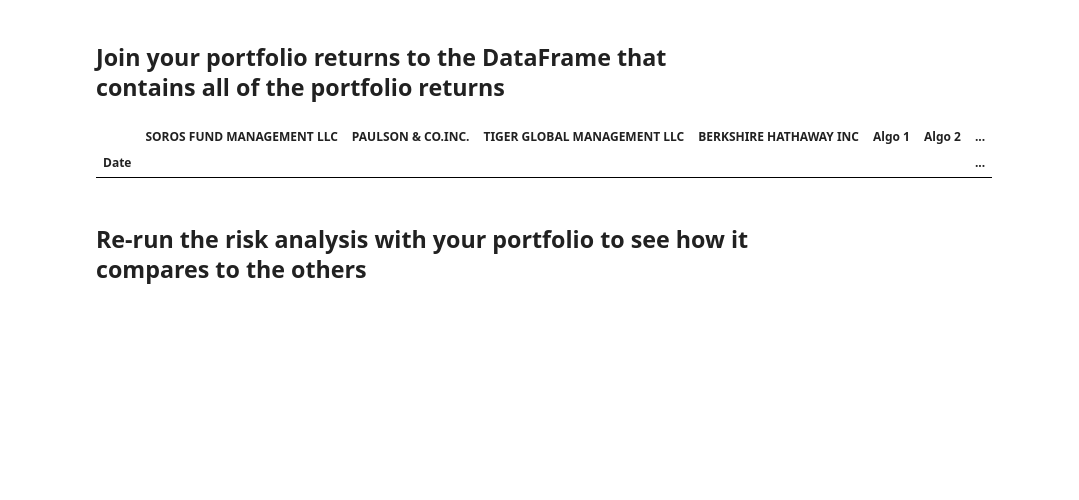
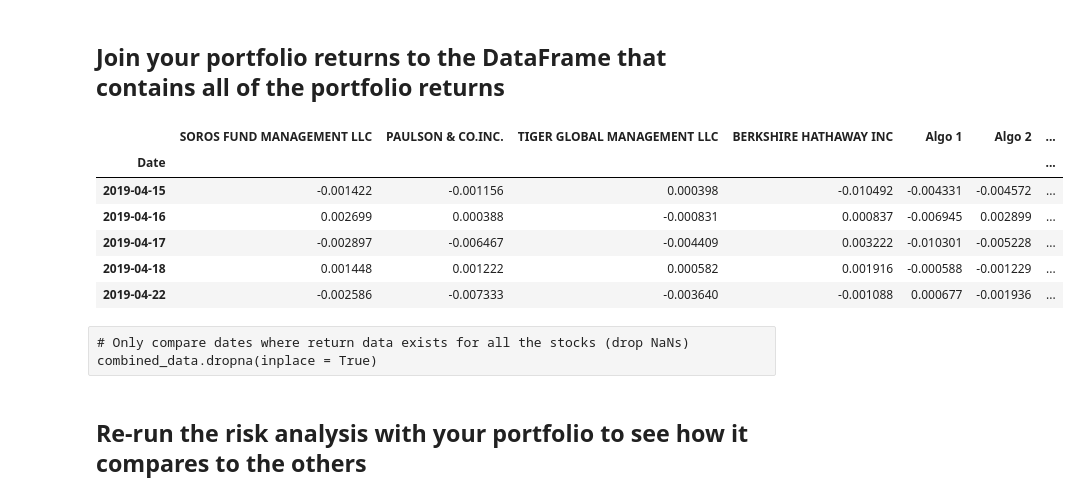
Before and after one commit to edorion13/Financial-Analysis, a Jupyter notebook: Starter_Code/whale_analysis.ipynb, the cells around one changed output. Cells and saved outputs as stored; diff of their text form; code cells hidden in the pictures; blank space fills up the shorter version.

```diff
--- a/Starter_Code/whale_analysis.ipynb
+++ b/Starter_Code/whale_analysis.ipynb
@@ -342,17 +342,17 @@ In this section, you will build your own portfolio of stocks, calculate the retu
 # %%
 # Reading data from 1st stock
 nvda_data = Path("Resources/NVDA_list - Sheet1.csv")
-nvda = pd.read_csv(nvda_data,  index_col= "Date")
+nvda = pd.read_csv(nvda_data,  index_col= "Date", infer_datetime_format=True, parse_dates=True)
 nvda = nvda.rename(columns={"Close":"NVDA"})
 # %%
 # Reading data from 2nd stock
 amzn_data = Path("Resources/AMZN_list - Sheet1.csv")
-amzn = pd.read_csv(amzn_data,  index_col= "Date")
+amzn = pd.read_csv(amzn_data,  index_col= "Date", infer_datetime_format=True, parse_dates=True)
 amzn = amzn.rename(columns={"Close":"AMZN"})
 # %%
 # Reading data from 3rd stock
-meta_data = Path("Resources/meta_google_finance - Sheet1.csv")
-meta = pd.read_csv(meta_data,  index_col= "Date")
+meta_data = Path("Resources/meta_google_finance - Sheet1 (1).csv")
+meta = pd.read_csv(meta_data,  index_col= "Date", infer_datetime_format=True, parse_dates=True)
 meta = meta.rename(columns={"Close":"META"})
 # %%
 # Combine all stocks in a single DataFrame
@@ -394,4 +394,4 @@ weights = [1/3, 1/3, 1/3]
 # Calculate portfolio return
 weighted_returns = combined_returns.dot(weights)
 # Display sample data
-weighted_returns = weighted_returns.rename("Extra Portfolio")
+weighted_returns.tail()
@@ -399,8 +407,13 @@ weighted_returns = weighted_returns.rename("Extra Portfolio")
 ## Join your portfolio returns to the DataFrame that contains all of the portfolio returns
 # %%
 # Join your returns DataFrame to the original returns DataFrame
-all_data = pd.concat([whale_df, algo_df,sp_daily_returns, weighted_returns], axis = "columns", join = "inner")
-all_data
+combined_data["Extra Portfolio"] = weighted_returns
+combined_data.tail()
 # %% [output]
 |  | SOROS FUND MANAGEMENT LLC | PAULSON & CO.INC. | TIGER GLOBAL MANAGEMENT LLC | BERKSHIRE HATHAWAY INC | Algo 1 | Algo 2 | ... |
 | Date |  |  |  |  |  |  | ... |
+| 2019-04-15 | -0.001422 | -0.001156 | 0.000398 | -0.010492 | -0.004331 | -0.004572 | ... |
+| 2019-04-16 | 0.002699 | 0.000388 | -0.000831 | 0.000837 | -0.006945 | 0.002899 | ... |
+| 2019-04-17 | -0.002897 | -0.006467 | -0.004409 | 0.003222 | -0.010301 | -0.005228 | ... |
+| 2019-04-18 | 0.001448 | 0.001222 | 0.000582 | 0.001916 | -0.000588 | -0.001229 | ... |
+| 2019-04-22 | -0.002586 | -0.007333 | -0.003640 | -0.001088 | 0.000677 | -0.001936 | ... |
@@ -409,3 +420,6 @@ all_data
+# %% [raw]
+# Only compare dates where return data exists for all the stocks (drop NaNs)
+combined_data.dropna(inplace = True)
 # %% [markdown]
 ## Re-run the risk analysis with your portfolio to see how it compares to the others
 # %% [markdown]
```
Also changed, not shown: parts of 9 cells of this notebook, 1 other file.
